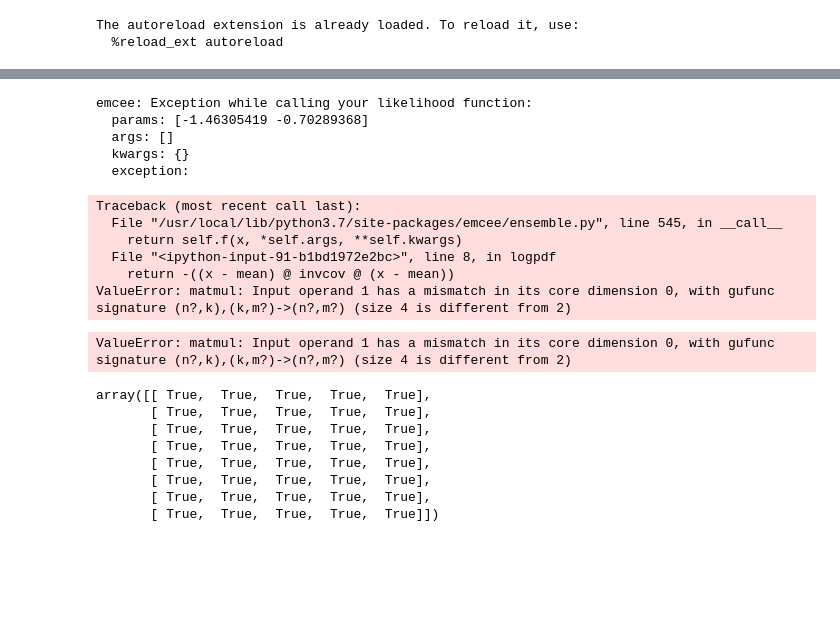
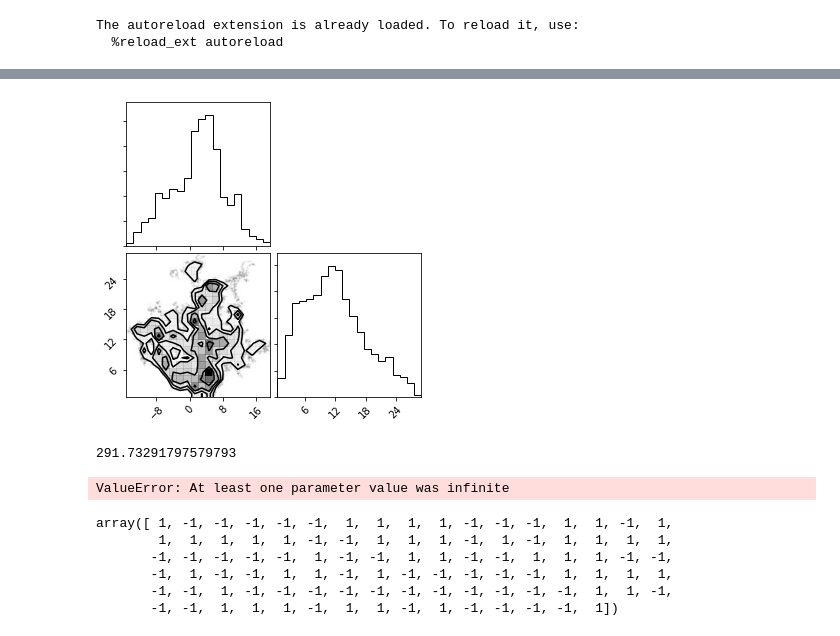
Before and after one commit to aditya-sengupta/tesscomp-prototyping, a Jupyter notebook: notebooks/basic_emcee_prototyping.ipynb, the cells around one changed output, grey strips where cells are left out. Saved outputs shown, nothing was run; the diff lists cells and outputs as text; code cells hidden in the pictures; blank space fills up the shorter version.

Commit message:
logistic regression try

```diff
--- a/notebooks/basic_emcee_prototyping.ipynb
+++ b/notebooks/basic_emcee_prototyping.ipynb
@@ -101,34 +69,14 @@ firefly_move = emcee.moves.FireflyMove(
     datapoints=gaussian_data,
     pseudo_log_prob_per=pseudo_log_prob_per,
     bound_prob=bound_prob,
-    proposal_function=mh_proposal,
+    proposal_function=proposal,
     nwalkers=nwalkers,
     ndim=ndim
 )
 
-firefly_sampler = emcee.EnsembleSampler(nwalkers, ndim, logpdf, moves=[firefly_move])
+firefly_sampler = emcee.EnsembleSampler(nwalkers, ndim, log_prob, moves=[firefly_move])
 _ = firefly_sampler.run_mcmc(p0, 1000, progress='notebook')
-# %% [output]
-emcee: Exception while calling your likelihood function:
-  params: [-1.46305419 -0.70289368]
-  args: []
-  kwargs: {}
-  exception:
-Traceback (most recent call last):
-  File "/usr/local/lib/python3.7/site-packages/emcee/ensemble.py", line 545, in __call__
-    return self.f(x, *self.args, **self.kwargs)
-  File "<ipython-input-91-b1bd1972e2bc>", line 8, in logpdf
-    return -((x - mean) @ invcov @ (x - mean))
-ValueError: matmul: Input operand 1 has a mismatch in its core dimension 0, with gufunc signature (n?,k),(k,m?)->(n?,m?) (size 4 is different from 2)
-ValueError: matmul: Input operand 1 has a mismatch in its core dimension 0, with gufunc signature (n?,k),(k,m?)->(n?,m?) (size 4 is different from 2)
-# %%
-firefly_move.fireflies
-# %% [output]
-array([[ True,  True,  True,  True,  True],
-       [ True,  True,  True,  True,  True],
-       [ True,  True,  True,  True,  True],
-       [ True,  True,  True,  True,  True],
-       [ True,  True,  True,  True,  True],
-       [ True,  True,  True,  True,  True],
-       [ True,  True,  True,  True,  True],
-       [ True,  True,  True,  True,  True]])
+# %%
+_ = corner.corner(firefly_sampler.flatchain)
+# %% [output]
+[figure, added]
@@ -134,0 +89,38 @@ array([[ True,  True,  True,  True,  True],
+# %%
+dataset[:,-1] @ dataset[:,:-1] @ theta
+# %% [output]
+291.73291797579793
+# %%
+# first let's do normal MCMC
+def log_prob(param):
+    if not all(np.isfinite(param)):
+        return -np.inf
+    logistic_factors = dataset[:,-1] @ dataset[:,:-1] @ param
+    probs = -expit(logistic_factors)
+    if np.isnan(probs):
+        return -np.inf
+    return probs
+
+nwalkers = 2 * len(theta)
+ndim = len(theta)
+
+logistic_sampler = emcee.EnsembleSampler(nwalkers, ndim, log_prob)
+p0 = np.random.randn(nwalkers, ndim)
+_ = logistic_sampler.run_mcmc(p0, 10000, progress='notebook')
+# %% [output]
+ValueError: At least one parameter value was infinite
+# %%
+squig = 1.5
+a = (-1 / (4 * squig)) * ((np.exp(squig) - 1)/(np.exp(squig) + 1))
+b = 1/2
+c = -a * squig ** 2 + (squig / 2) - np.log(np.exp(squig) + 1)
+def pseudo_log_prob_per(datapoint, param):
+    x = datapoint[-1] * param @ datapoint[:-1]
+    return 1 - np.exp(a * x ** 2 + b * x + c) * (1 + np.exp(-x))
+# %% [output]
+array([ 1, -1, -1, -1, -1, -1,  1,  1,  1,  1, -1, -1, -1,  1,  1, -1,  1,
+        1,  1,  1,  1,  1, -1, -1,  1,  1,  1, -1,  1, -1,  1,  1,  1,  1,
+       -1, -1, -1, -1, -1,  1, -1, -1,  1,  1, -1, -1,  1,  1,  1, -1, -1,
+       -1,  1, -1, -1,  1,  1, -1,  1, -1, -1, -1, -1, -1,  1,  1,  1,  1,
+       -1, -1,  1, -1, -1, -1, -1, -1, -1, -1, -1, -1, -1, -1,  1,  1, -1,
+       -1, -1,  1,  1,  1, -1,  1,  1, -1,  1, -1, -1, -1, -1,  1])
```
Also changed, not shown: parts of 9 cells of this notebook.
